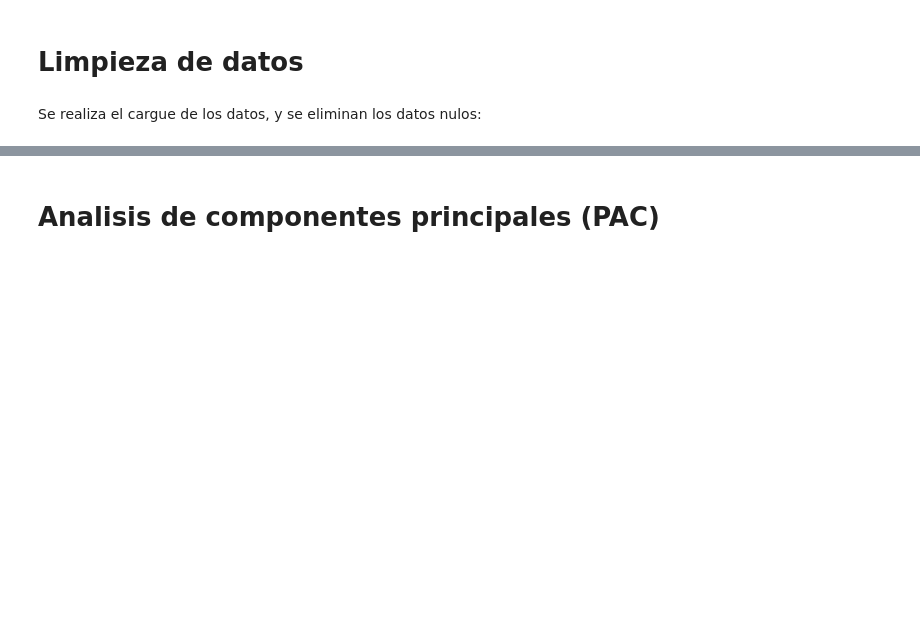
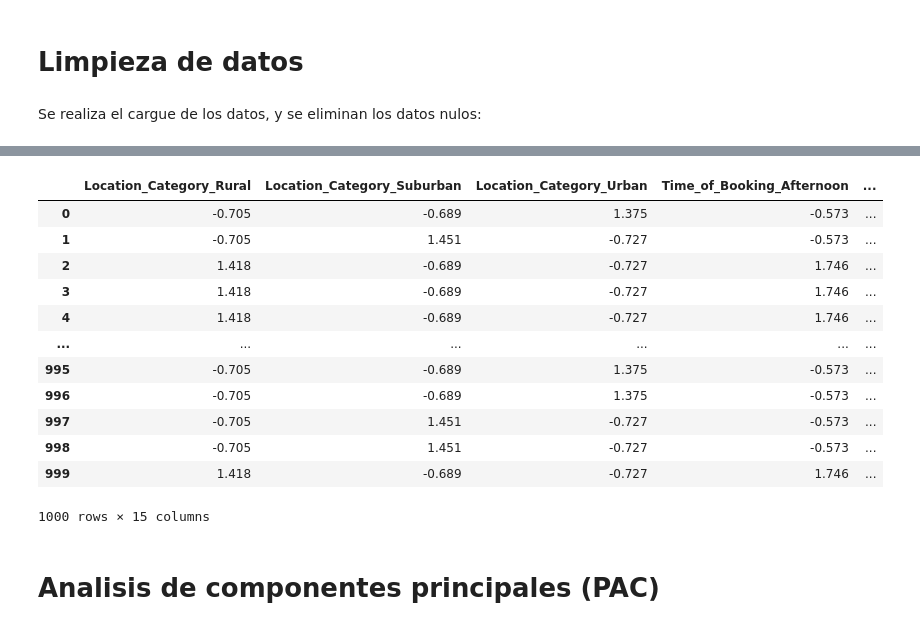
Before and after one commit to josejjgs1923/proyecto-analisis-calidad-aire-bogota, a Jupyter notebook: Tarea3_Juan_Jose_Garcia_G7.ipynb, the cells around one changed output, grey strips where cells are left out. Drawn from its saved outputs; the diff is of its cells as text; code cells hidden in the pictures; blank space fills up the shorter version.

```diff
--- a/Tarea3_Juan_Jose_Garcia_G7.ipynb
+++ b/Tarea3_Juan_Jose_Garcia_G7.ipynb
@@ -266,3 +325,19 @@ df_modelos = df_crudo.dropna()
+# %%
+dfmodel_standar
+# %% [output]
+|  | Location_Category_Rural | Location_Category_Suburban | Location_Category_Urban | Time_of_Booking_Afternoon | ... |
+| 0 | -0.705 | -0.689 | 1.375 | -0.573 | ... |
+| 1 | -0.705 | 1.451 | -0.727 | -0.573 | ... |
+| 2 | 1.418 | -0.689 | -0.727 | 1.746 | ... |
+| 3 | 1.418 | -0.689 | -0.727 | 1.746 | ... |
+| 4 | 1.418 | -0.689 | -0.727 | 1.746 | ... |
+| ... | ... | ... | ... | ... | ... |
+| 995 | -0.705 | -0.689 | 1.375 | -0.573 | ... |
+| 996 | -0.705 | -0.689 | 1.375 | -0.573 | ... |
+| 997 | -0.705 | 1.451 | -0.727 | -0.573 | ... |
+| 998 | -0.705 | 1.451 | -0.727 | -0.573 | ... |
+| 999 | 1.418 | -0.689 | -0.727 | 1.746 | ... |
+1000 rows × 15 columns
 # %% [markdown]
 # Analisis de componentes principales (PAC)
 # %% [markdown]
```
Also changed, not shown: parts of 12 cells of this notebook.
